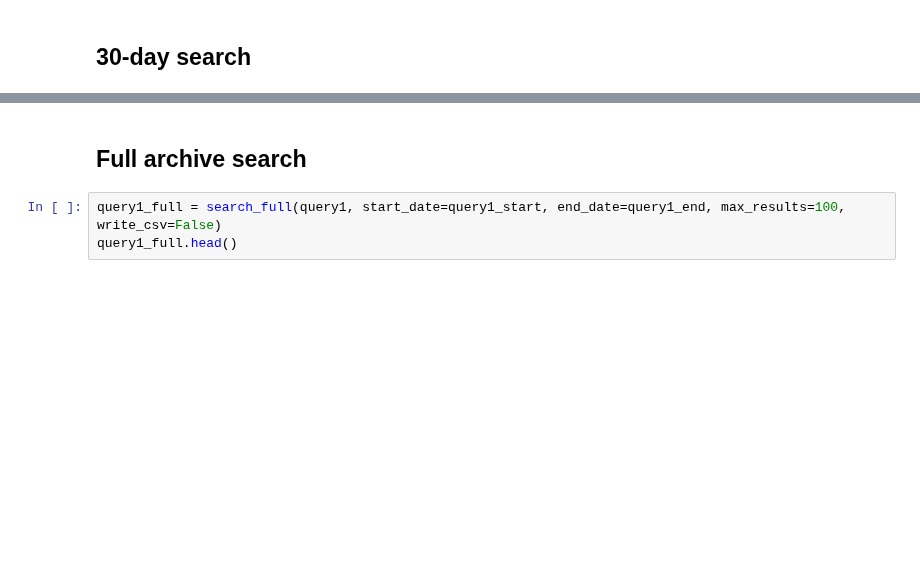
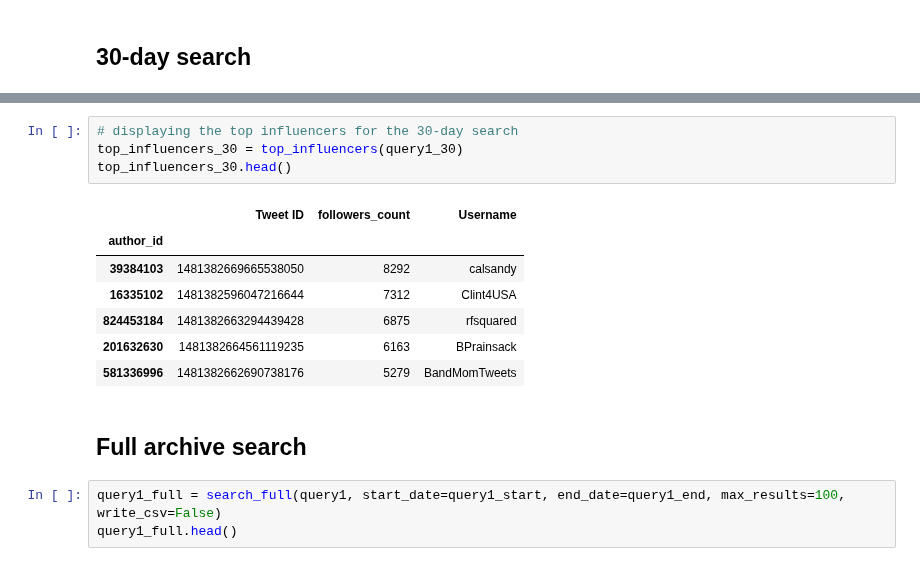
Before and after one commit to rethink-media/rethink-twitter, a Jupyter notebook: notebooks/ReThink Twitter API User Template.ipynb, the cells around one changed output, grey strips where cells are left out. Cells and saved outputs as stored; diff of their text form; blank space fills up the shorter version.

```diff
--- a/notebooks/ReThink Twitter API User Template.ipynb
+++ b/notebooks/ReThink Twitter API User Template.ipynb
@@ -42,3 +54,15 @@ query1_30.head()
+# %%
+# displaying the top influencers for the 30-day search
+top_influencers_30 = top_influencers(query1_30)
+top_influencers_30.head()
+# %% [output]
+|  | Tweet ID | followers_count | Username |
+| author_id |  |  |  |
+| 39384103 | 1481382669665538050 | 8292 | calsandy |
+| 16335102 | 1481382596047216644 | 7312 | Clint4USA |
+| 824453184 | 1481382663294439428 | 6875 | rfsquared |
+| 201632630 | 1481382664561119235 | 6163 | BPrainsack |
+| 581336996 | 1481382662690738176 | 5279 | BandMomTweets |
 # %% [markdown]
 ## Full archive search
 # %%
```
Also changed, not shown: parts of 5 cells of this notebook, 2 other files.
